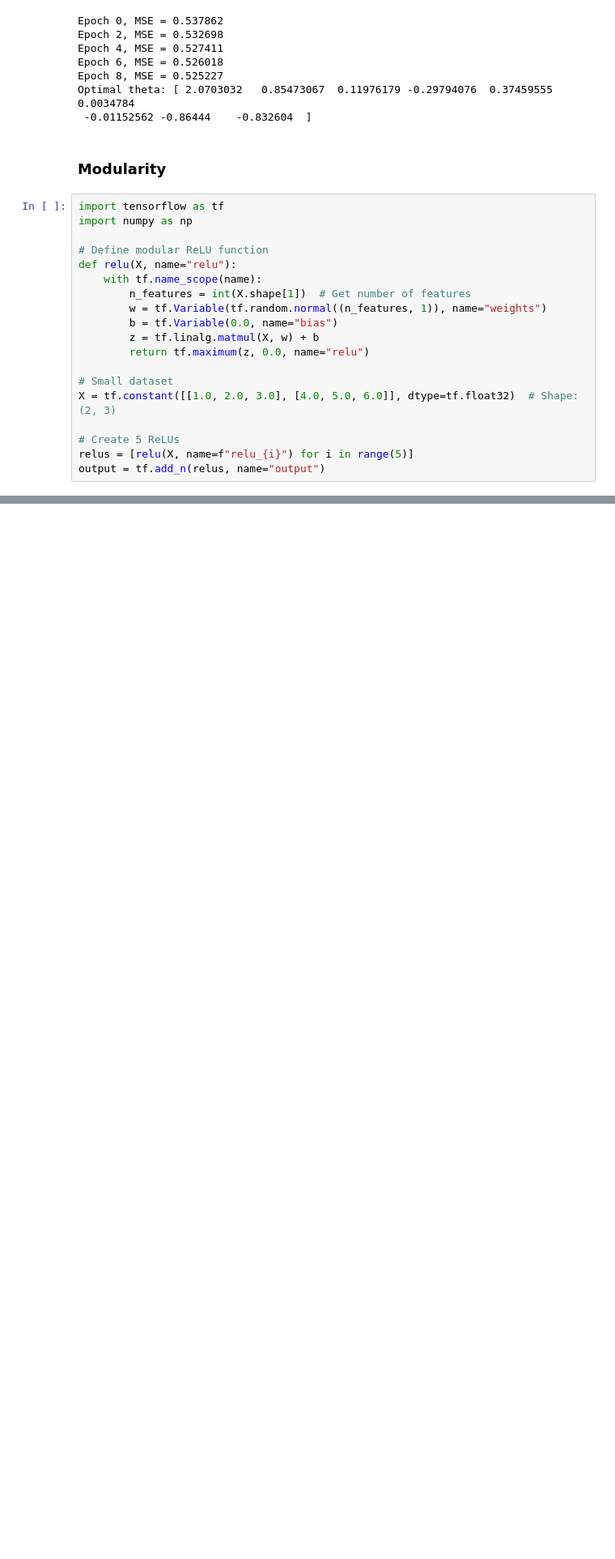
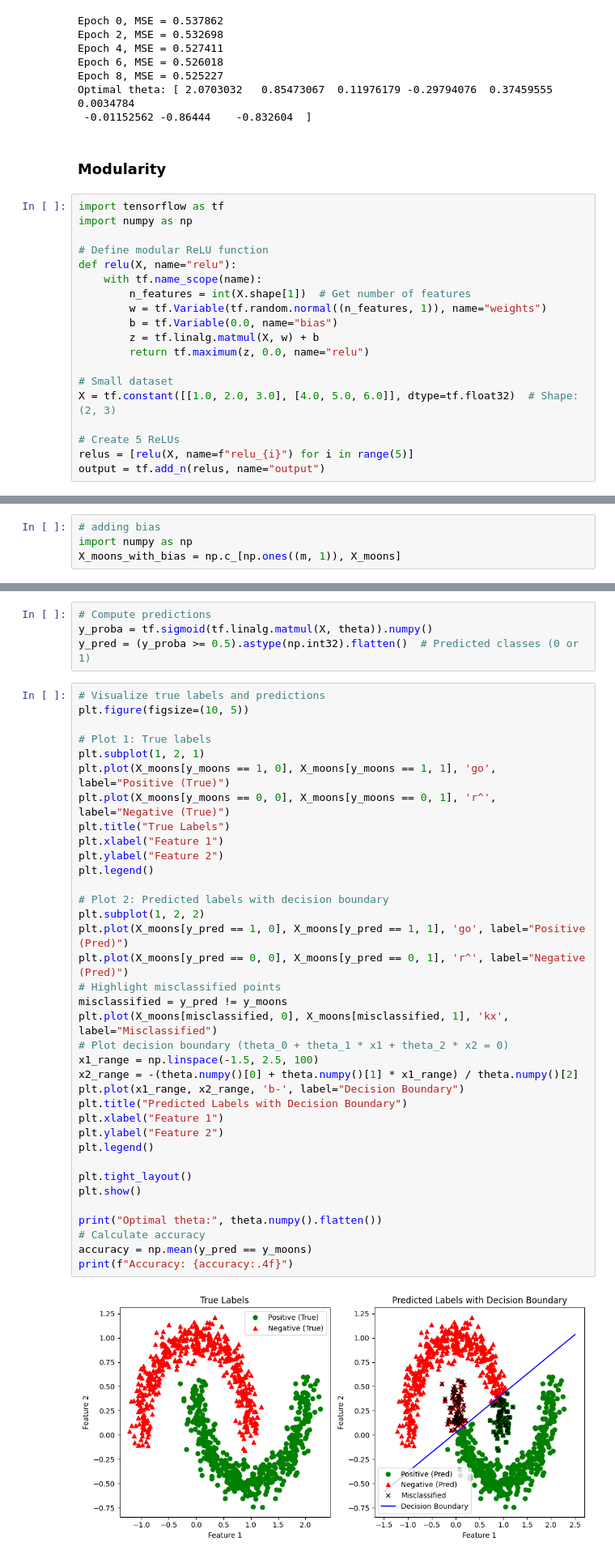
Before and after one commit to VictorAbhi/ml_learning, a Jupyter notebook: ml/machine learning/hands-on-ml/1_dl_with_tensorflow.ipynb, the cells around one changed output, grey strips where cells are left out. Shown: that part at 81% size. Saved outputs shown, nothing was run; the diff lists cells and outputs as text; blank space fills up the shorter version.

```diff
--- a/ml/machine learning/hands-on-ml/1_dl_with_tensorflow.ipynb
+++ b/ml/machine learning/hands-on-ml/1_dl_with_tensorflow.ipynb
@@ -264,0 +283,4 @@ output = tf.add_n(relus, name="output")
+# %%
+# adding bias
+import numpy as np
+X_moons_with_bias = np.c_[np.ones((m, 1)), X_moons]
@@ -264,0 +419,42 @@ output = tf.add_n(relus, name="output")
+# %%
+# Compute predictions
+y_proba = tf.sigmoid(tf.linalg.matmul(X, theta)).numpy()
+y_pred = (y_proba >= 0.5).astype(np.int32).flatten()  # Predicted classes (0 or 1)
+# %%
+# Visualize true labels and predictions
+plt.figure(figsize=(10, 5))
+
+# Plot 1: True labels
+plt.subplot(1, 2, 1)
+plt.plot(X_moons[y_moons == 1, 0], X_moons[y_moons == 1, 1], 'go', label="Positive (True)")
+plt.plot(X_moons[y_moons == 0, 0], X_moons[y_moons == 0, 1], 'r^', label="Negative (True)")
+plt.title("True Labels")
+plt.xlabel("Feature 1")
+plt.ylabel("Feature 2")
+plt.legend()
+
+# Plot 2: Predicted labels with decision boundary
+plt.subplot(1, 2, 2)
+plt.plot(X_moons[y_pred == 1, 0], X_moons[y_pred == 1, 1], 'go', label="Positive (Pred)")
+plt.plot(X_moons[y_pred == 0, 0], X_moons[y_pred == 0, 1], 'r^', label="Negative (Pred)")
+# Highlight misclassified points
+misclassified = y_pred != y_moons
+plt.plot(X_moons[misclassified, 0], X_moons[misclassified, 1], 'kx', label="Misclassified")
+# Plot decision boundary (theta_0 + theta_1 * x1 + theta_2 * x2 = 0)
+x1_range = np.linspace(-1.5, 2.5, 100)
+x2_range = -(theta.numpy()[0] + theta.numpy()[1] * x1_range) / theta.numpy()[2]
+plt.plot(x1_range, x2_range, 'b-', label="Decision Boundary")
+plt.title("Predicted Labels with Decision Boundary")
+plt.xlabel("Feature 1")
+plt.ylabel("Feature 2")
+plt.legend()
+
+plt.tight_layout()
+plt.show()
+
+print("Optimal theta:", theta.numpy().flatten())
+# Calculate accuracy
+accuracy = np.mean(y_pred == y_moons)
+print(f"Accuracy: {accuracy:.4f}")
+# %% [output]
+[figure, added]
```
Also changed, not shown: parts of 22 cells of this notebook.
